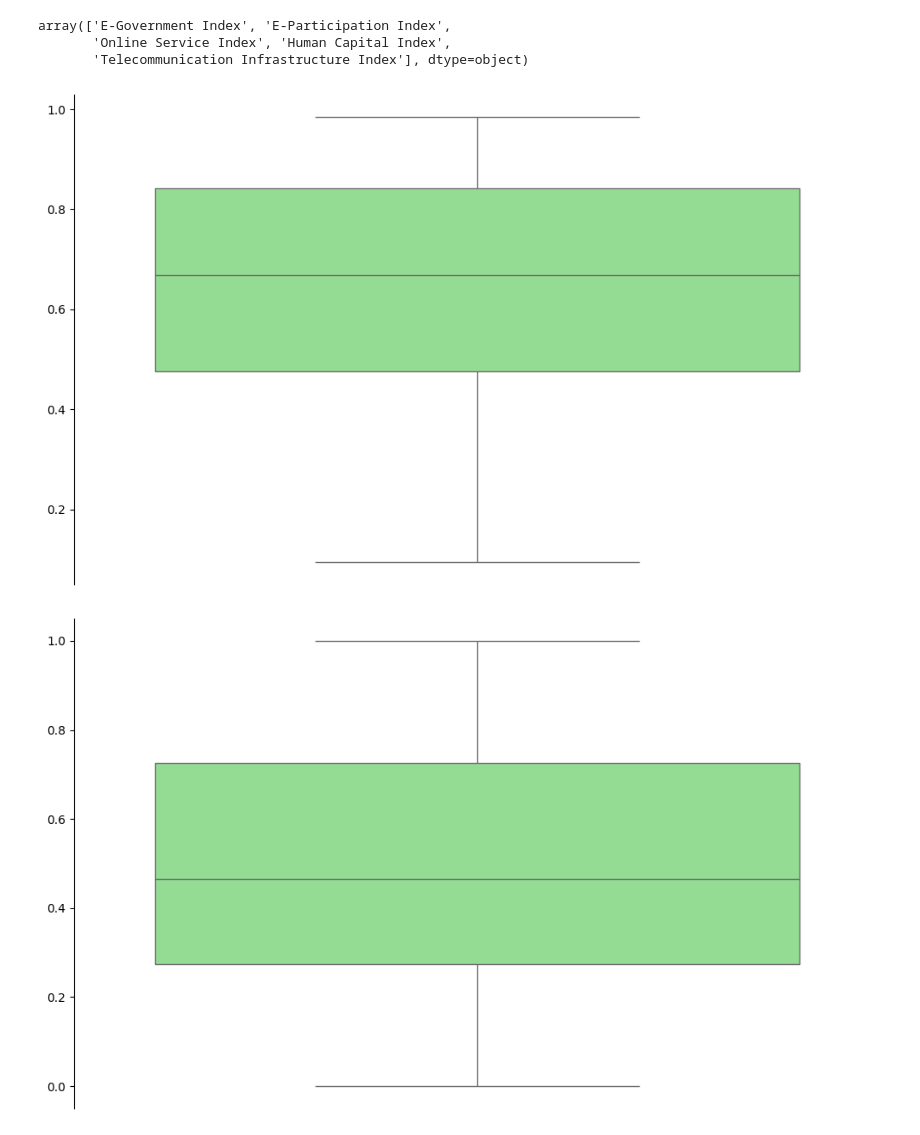
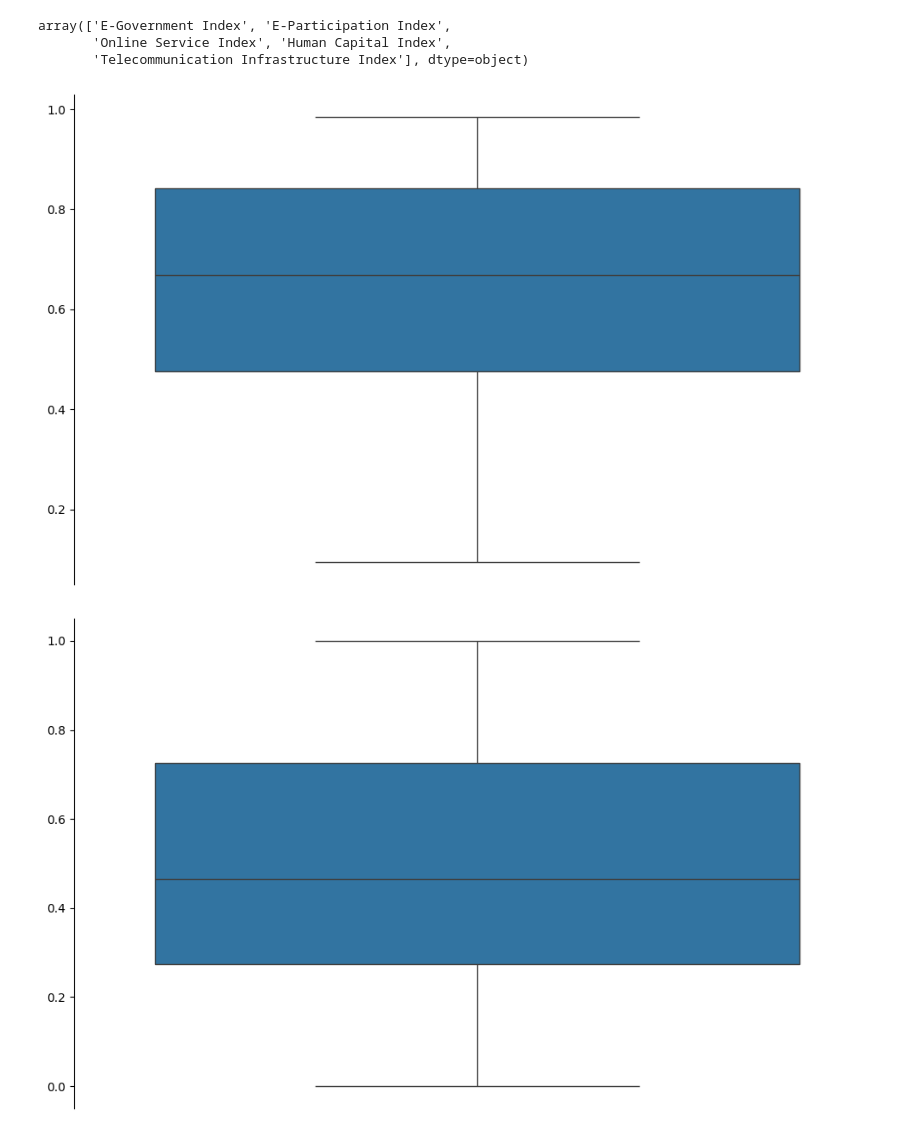
Before and after one commit to LazaroDamasceno/Dissertacao-Mestrado, a Jupyter notebook: eda/egdi/boxplot_edgi_global.ipynb, the cells around one changed output. Cells and saved outputs as stored; diff of their text form; code cells hidden in the pictures.

Commit message:
Alterou indices_egov

```diff
--- a/eda/egdi/boxplot_edgi_global.ipynb
+++ b/eda/egdi/boxplot_edgi_global.ipynb
@@ -83,7 +83,7 @@ tci = egdi_melt[egdi_melt['Métrica'] == 'Telecommunication Infrastructure Index
 # %%
 fig, ax = plt.subplots(figsize=(10, 6))
 
-sns.boxplot(data=egov, x='Métrica', y='Escala', color='#88E788')
+sns.boxplot(data=egov, x='Métrica', y='Escala')
 
 ax.xaxis.set_visible(False)
 ax.set_ylabel('')
@@ -92,20 +92,20 @@ plt.tight_layout()
 fig.savefig('C:/Users/lazar/Master-Dissertation/figuras/egdi/boxplot_egov_global.png')
 plt.show()
 # %% [output]
-[figure, old version]
+[figure, new version]
 # %%
 fig, ax = plt.subplots(figsize=(10, 6))
 
-sns.boxplot(data=epart, x='Métrica', y='Escala', color='#88E788')
+sns.boxplot(data=epart, x='Métrica', y='Escala')
 
 ax.xaxis.set_visible(False)
 ax.set_ylabel('')
 sns.despine(bottom=True)
 plt.tight_layout()
 fig.savefig('C:/Users/lazar/Master-Dissertation/figuras/egdi/boxplot_epart_global.png')
 plt.show()
 # %% [output]
-[figure, old version]
+[figure, new version]
 # %%
 fig, ax = plt.subplots(figsize=(10, 6))
 
```
Also changed, not shown: parts of 3 cells of this notebook, 16 other files.
